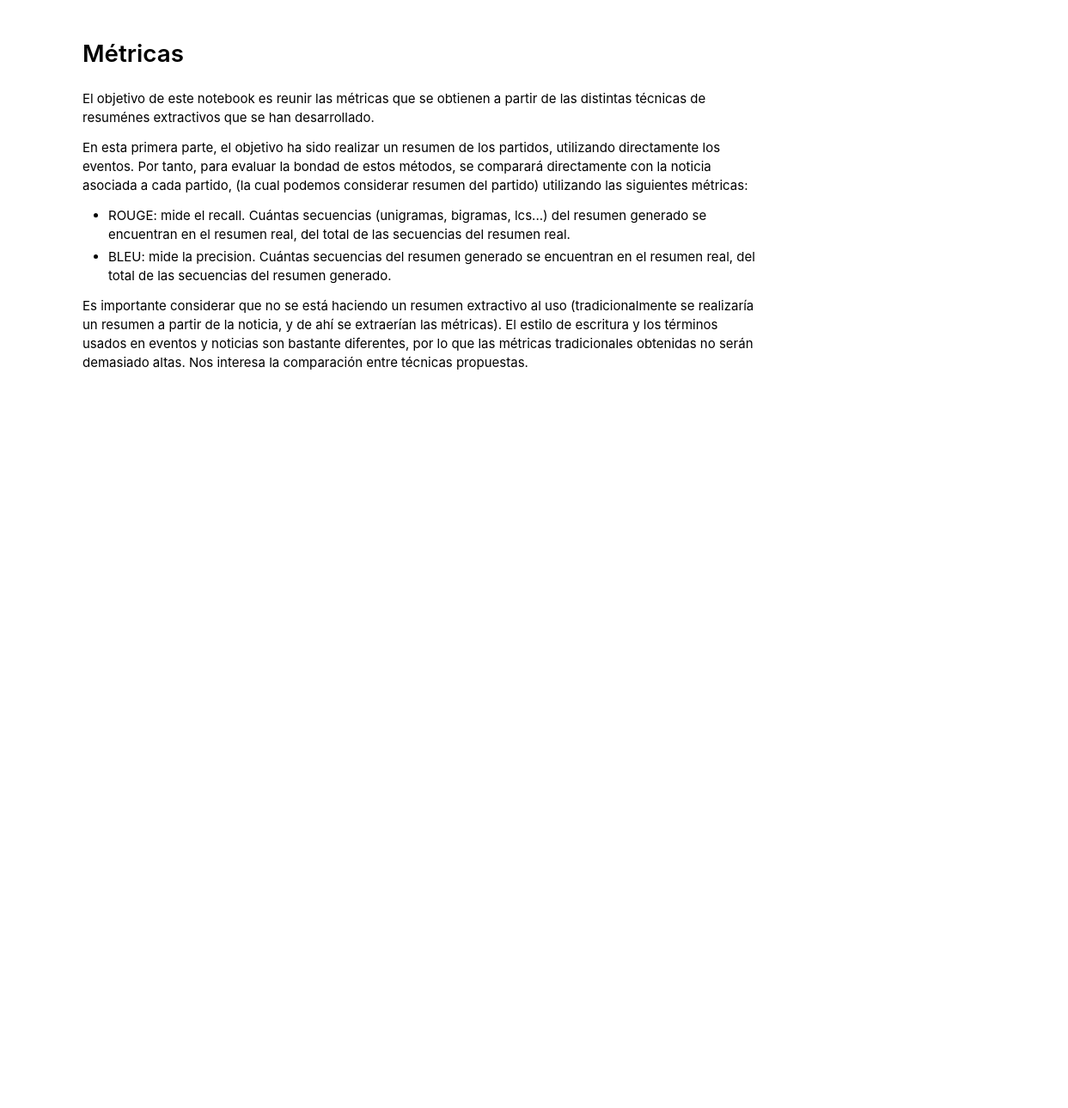
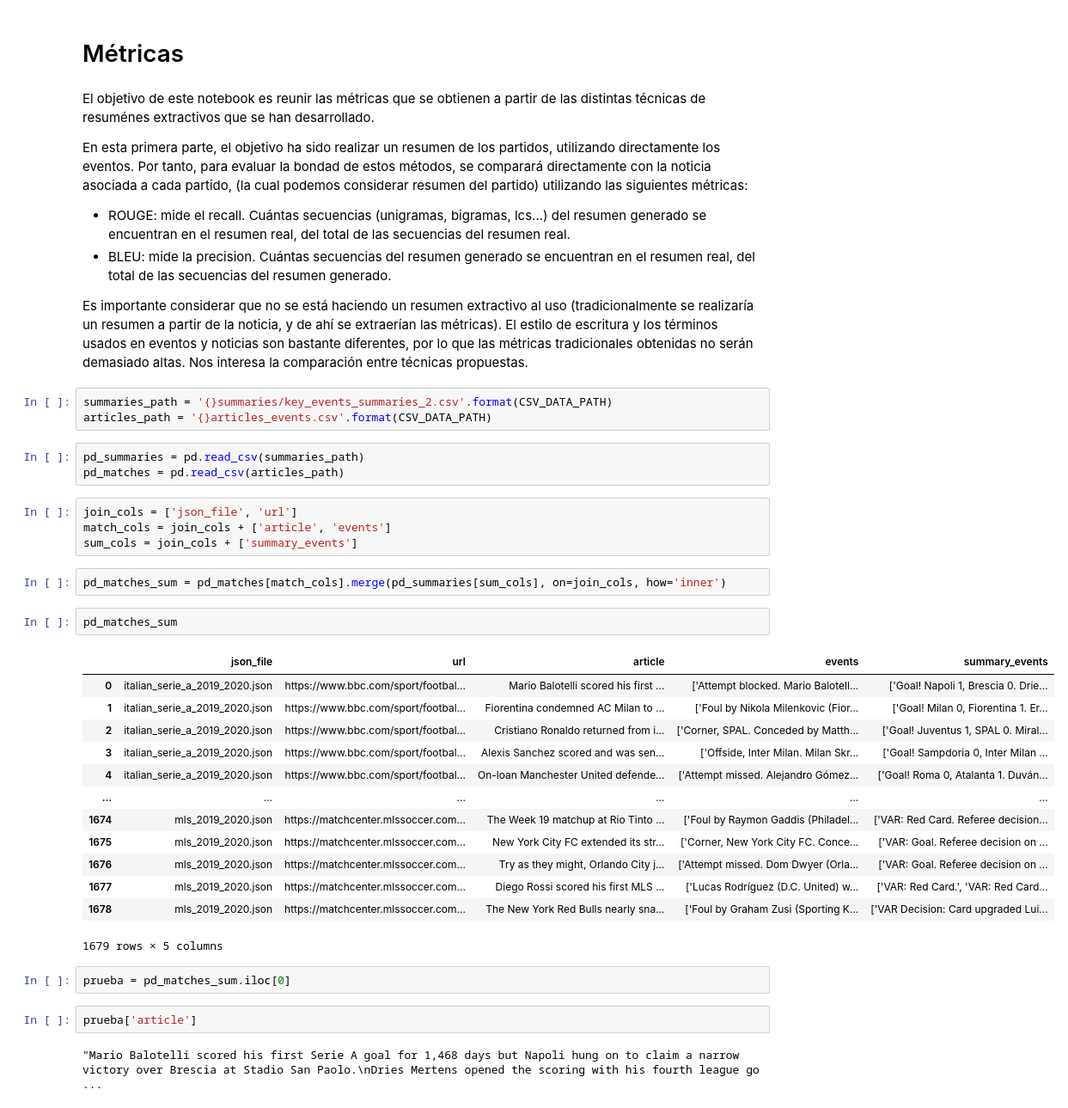
Before and after one commit to gscharly/master_ds_tfm, a Jupyter notebook: analysis/summary/metrics/metrics.ipynb, the cells around one changed output. Shown at 86% size. Saved outputs shown, nothing was run; the diff lists cells and outputs as text; blank space fills up the shorter version.

```diff
--- a/analysis/summary/metrics/metrics.ipynb
+++ b/analysis/summary/metrics/metrics.ipynb
@@ -37,3 +33,37 @@ del resumen real.
 Es importante considerar que no se está haciendo un resumen extractivo al uso (tradicionalmente se realizaría un resumen a partir de la noticia,
 y de ahí se extraerían las métricas). El estilo de escritura y los términos usados en eventos y noticias son bastante diferentes,
 por lo que las métricas tradicionales obtenidas no serán demasiado altas. Nos interesa la comparación entre técnicas propuestas.
+# %%
+summaries_path = '{}summaries/key_events_summaries_2.csv'.format(CSV_DATA_PATH)
+articles_path = '{}articles_events.csv'.format(CSV_DATA_PATH)
+# %%
+pd_summaries = pd.read_csv(summaries_path)
+pd_matches = pd.read_csv(articles_path)
+# %%
+join_cols = ['json_file', 'url']
+match_cols = join_cols + ['article', 'events']
+sum_cols = join_cols + ['summary_events']
+# %%
+pd_matches_sum = pd_matches[match_cols].merge(pd_summaries[sum_cols], on=join_cols, how='inner')
+# %%
+pd_matches_sum
+# %% [output]
+|  | json_file | url | article | events | summary_events |
+| 0 | italian_serie_a_2019_2020.json | https://www.bbc.com/sport/footbal... | Mario Balotelli scored his first ... | ['Attempt blocked. Mario Balotell... | ['Goal! Napoli 1, Brescia 0. Drie... |
+| 1 | italian_serie_a_2019_2020.json | https://www.bbc.com/sport/footbal... | Fiorentina condemned AC Milan to ... | ['Foul by Nikola Milenkovic (Fior... | ['Goal! Milan 0, Fiorentina 1. Er... |
+| 2 | italian_serie_a_2019_2020.json | https://www.bbc.com/sport/footbal... | Cristiano Ronaldo returned from i... | ['Corner, SPAL. Conceded by Matth... | ['Goal! Juventus 1, SPAL 0. Miral... |
+| 3 | italian_serie_a_2019_2020.json | https://www.bbc.com/sport/footbal... | Alexis Sanchez scored and was sen... | ['Offside, Inter Milan. Milan Skr... | ['Goal! Sampdoria 0, Inter Milan ... |
+| 4 | italian_serie_a_2019_2020.json | https://www.bbc.com/sport/footbal... | On-loan Manchester United defende... | ['Attempt missed. Alejandro Gómez... | ['Goal! Roma 0, Atalanta 1. Duván... |
+| ... | ... | ... | ... | ... | ... |
+| 1674 | mls_2019_2020.json | https://matchcenter.mlssoccer.com... | The Week 19 matchup at Rio Tinto ... | ['Foul by Raymon Gaddis (Philadel... | ['VAR: Red Card. Referee decision... |
+| 1675 | mls_2019_2020.json | https://matchcenter.mlssoccer.com... | New York City FC extended its str... | ['Corner, New York City FC. Conce... | ['VAR: Goal. Referee decision on ... |
+| 1676 | mls_2019_2020.json | https://matchcenter.mlssoccer.com... | Try as they might, Orlando City j... | ['Attempt missed. Dom Dwyer (Orla... | ['VAR: Goal. Referee decision on ... |
+| 1677 | mls_2019_2020.json | https://matchcenter.mlssoccer.com... | Diego Rossi scored his first MLS ... | ['Lucas Rodríguez (D.C. United) w... | ['VAR: Red Card.', 'VAR: Red Card... |
+| 1678 | mls_2019_2020.json | https://matchcenter.mlssoccer.com... | The New York Red Bulls nearly sna... | ['Foul by Graham Zusi (Sporting K... | ['VAR Decision: Card upgraded Lui... |
+1679 rows × 5 columns
+# %%
+prueba = pd_matches_sum.iloc[0]
+# %%
+prueba['article']
+# %% [output]
+"Mario Balotelli scored his first Serie A goal for 1,468 days but Napoli hung on to claim a narrow victory over Brescia at Stadio San Paolo.\nDries Mertens opened the scoring with his fourth league go ...
```
Also changed, not shown: parts of 6 cells of this notebook, 9 other files.
